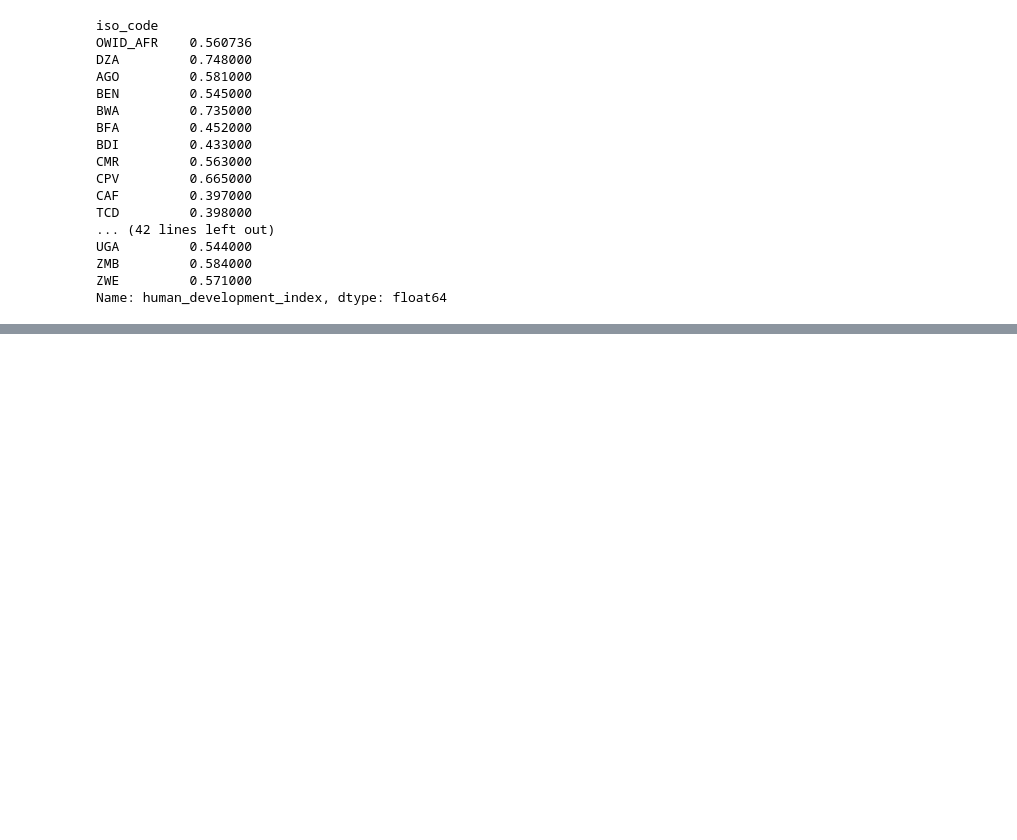
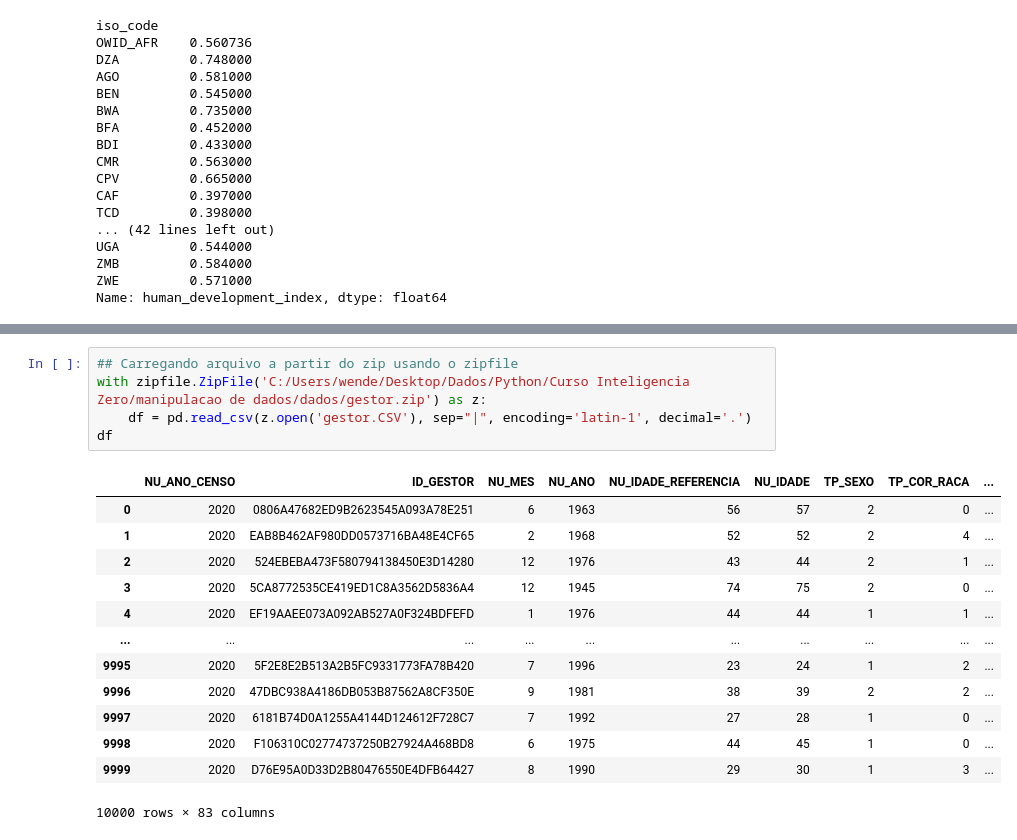
Before and after one commit to wendellbarcelos/Ciencia-de-dados-2022, a Jupyter notebook: Ciencia_de_dados_2022_exercicios.ipynb, the cells around one changed output, grey strips where cells are left out. Drawn from its saved outputs; the diff is of its cells as text; blank space fills up the shorter version.

```diff
--- a/Ciencia_de_dados_2022_exercicios.ipynb
+++ b/Ciencia_de_dados_2022_exercicios.ipynb
@@ -2250,0 +2565,19 @@ Name: human_development_index, dtype: float64
+# %%
+## Carregando arquivo a partir do zip usando o zipfile
+with zipfile.ZipFile('C:/Users/wende/Desktop/Dados/Python/Curso Inteligencia Zero/manipulacao de dados/dados/gestor.zip') as z:
+    df = pd.read_csv(z.open('gestor.CSV'), sep="|", encoding='latin-1', decimal='.')
+df
+# %% [output]
+|  | NU_ANO_CENSO | ID_GESTOR | NU_MES | NU_ANO | NU_IDADE_REFERENCIA | NU_IDADE | TP_SEXO | TP_COR_RACA | ... |
+| 0 | 2020 | 0806A47682ED9B2623545A093A78E251 | 6 | 1963 | 56 | 57 | 2 | 0 | ... |
+| 1 | 2020 | EAB8B462AF980DD0573716BA48E4CF65 | 2 | 1968 | 52 | 52 | 2 | 4 | ... |
+| 2 | 2020 | 524EBEBA473F580794138450E3D14280 | 12 | 1976 | 43 | 44 | 2 | 1 | ... |
+| 3 | 2020 | 5CA8772535CE419ED1C8A3562D5836A4 | 12 | 1945 | 74 | 75 | 2 | 0 | ... |
+| 4 | 2020 | EF19AAEE073A092AB527A0F324BDFEFD | 1 | 1976 | 44 | 44 | 1 | 1 | ... |
+| ... | ... | ... | ... | ... | ... | ... | ... | ... | ... |
+| 9995 | 2020 | 5F2E8E2B513A2B5FC9331773FA78B420 | 7 | 1996 | 23 | 24 | 1 | 2 | ... |
+| 9996 | 2020 | 47DBC938A4186DB053B87562A8CF350E | 9 | 1981 | 38 | 39 | 2 | 2 | ... |
+| 9997 | 2020 | 6181B74D0A1255A4144D124612F728C7 | 7 | 1992 | 27 | 28 | 1 | 0 | ... |
+| 9998 | 2020 | F106310C02774737250B27924A468BD8 | 6 | 1975 | 44 | 45 | 1 | 0 | ... |
+| 9999 | 2020 | D76E95A0D33D2B80476550E4DFB64427 | 8 | 1990 | 29 | 30 | 1 | 3 | ... |
+10000 rows × 83 columns
```
Also changed, not shown: parts of 67 cells of this notebook.
